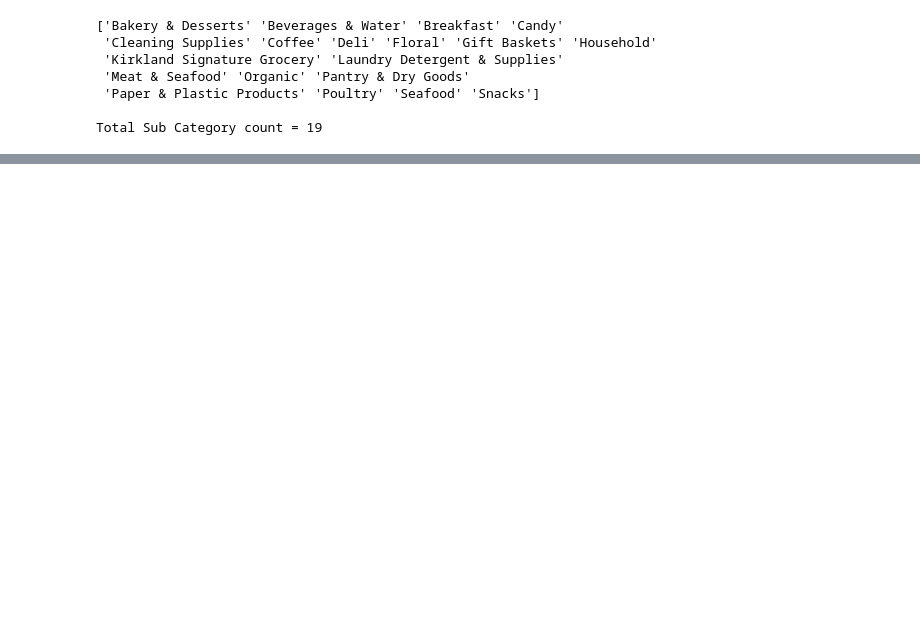
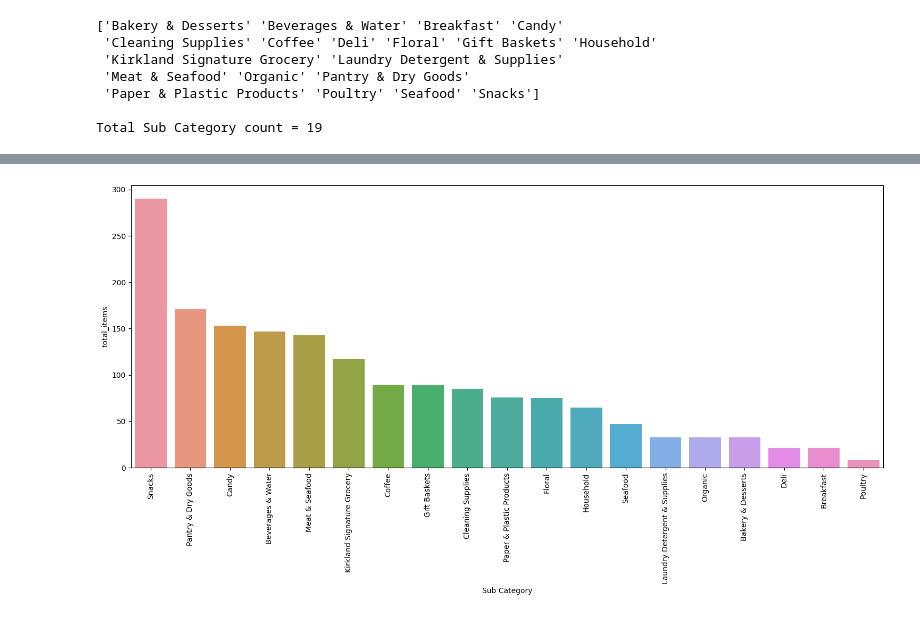
Before and after one commit to VishalDeoPrasad/Grocery-Store-Dataset, a Jupyter notebook: grocery-store-dataset.ipynb, the cells around one changed output, grey strips where cells are left out. Cells and saved outputs as stored; diff of their text form; code cells hidden in the pictures; blank space fills up the shorter version.

```diff
--- a/grocery-store-dataset.ipynb
+++ b/grocery-store-dataset.ipynb
@@ -158,0 +217,6 @@ Rounded number: 3.46
+# %%
+no_of_items_per_category = df.groupby(by='Sub Category')['Title'].count()
+no_of_items_per_category = no_of_items_per_category.reset_index()
+no_of_items_per_category = no_of_items_per_category.rename(columns={'Title': 'total_items'})
+no_of_items_per_category = no_of_items_per_category.sort_values(by="total_items", ascending=False)
+no_of_items_per_category
@@ -158,0 +241,8 @@ Rounded number: 3.46
+# %%
+plt.figure(figsize=(15, 8))
+ax = sns.barplot(data=no_of_items_per_category, x='Sub Category', y='total_items')
+plt.xticks(rotation=90)
+plt.tight_layout()
+plt.show()
+# %% [output]
+[figure, added]
```
Also changed, not shown: parts of 53 cells of this notebook.
